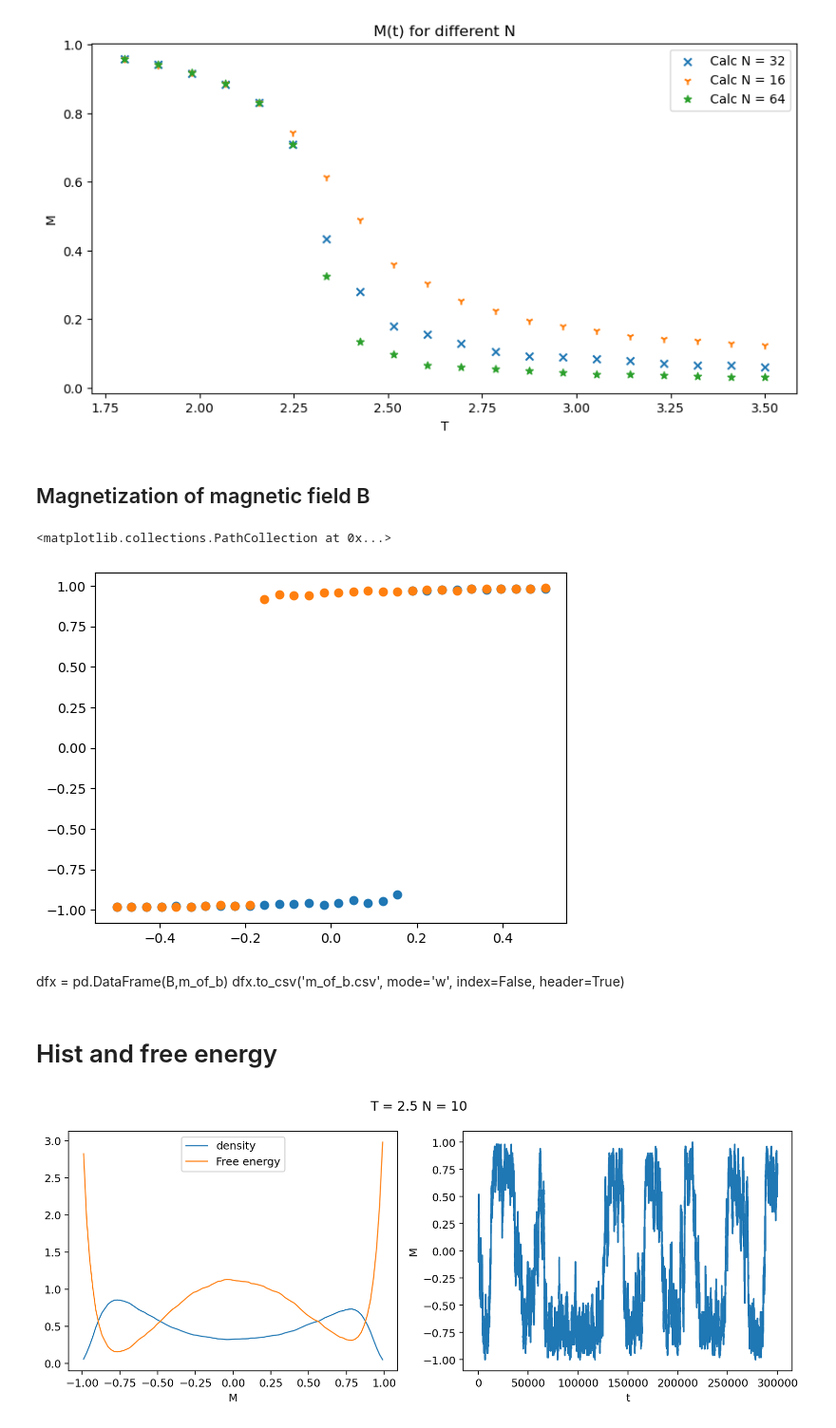
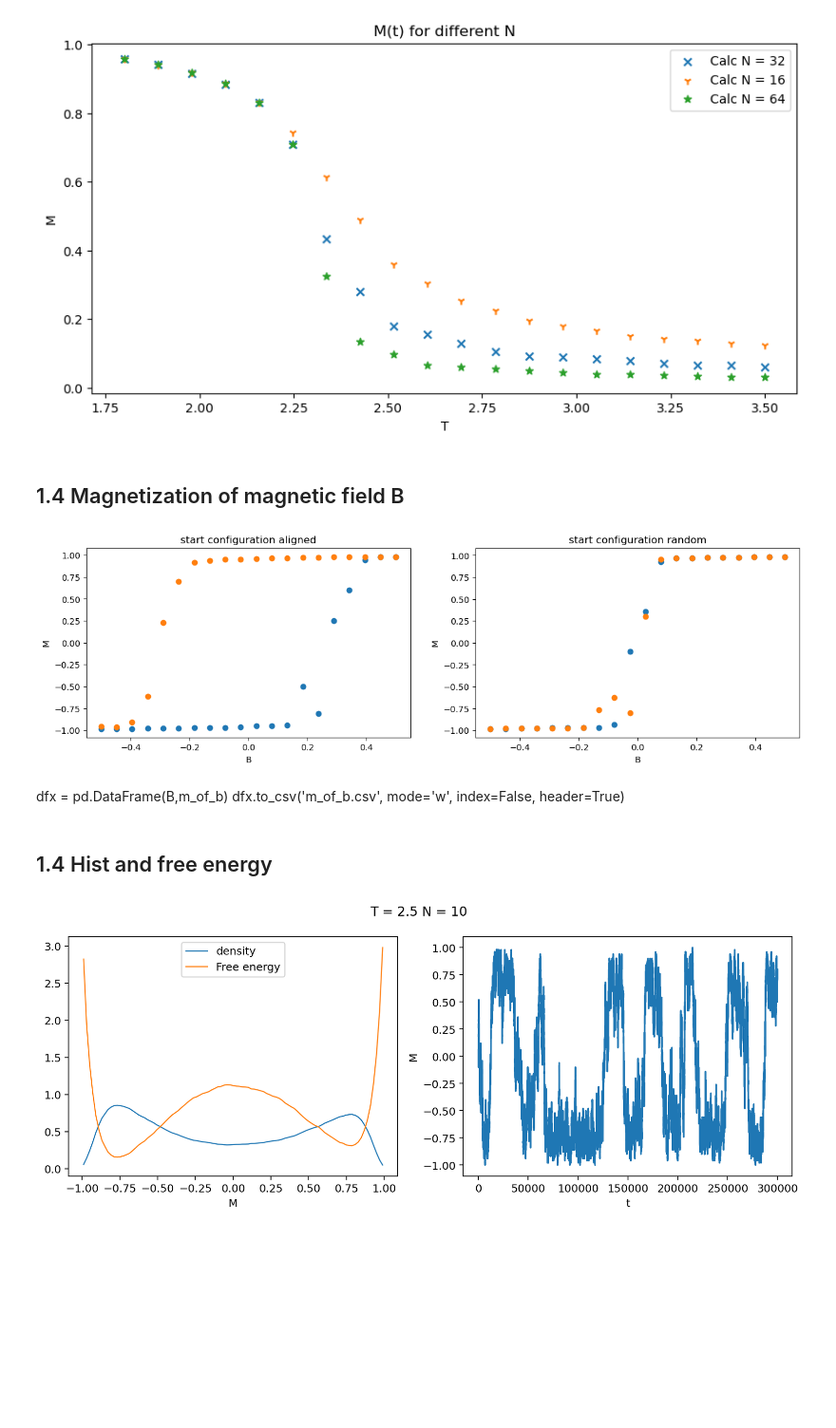
Before and after one commit to MoLydia/MachineLearningOfIsing, a Jupyter notebook: IsingModelSub.ipynb, the cells around one changed output. Shown at 95% size. Saved outputs shown, nothing was run; the diff lists cells and outputs as text; code cells hidden in the pictures; blank space fills up the shorter version.

```diff
--- a/IsingModelSub.ipynb
+++ b/IsingModelSub.ipynb
@@ -203,27 +202,37 @@ plt.show()
 # %% [output]
 [figure]
 # %% [markdown]
-## Magnetization of magnetic field B
+## 1.4 Magnetization of magnetic field B
 # %%
 T = 1.8
-N = 10
+N = 30
 J = 1
-B = np.linspace(-0.5,0.5,30)
+B = np.linspace(-0.5,0.5,20)
 steps = 100000
-equi = 50000
+equi = 30000
 
-m_of_b = m_of_B(T,N,steps,equi,J,B,both = True, random = False)
-
-plt.scatter(B,m_of_b[0])
-plt.scatter(B,m_of_b[1])
+m_of_b1 = m_of_B(T,N,steps,equi,J,B,both = True, random = False)
+m_of_b2 = m_of_B(T,N,steps,equi,J,B,both = True, random = True)
-# %% [output]
-<matplotlib.collections.PathCollection at 0x...>
-[figure, removed]
+# %%
+fig, ax = plt.subplots(1,2,figsize=(15,4))
+ax[0].set_title("start configuration aligned")
+ax[0].set_xlabel("B")
+ax[0].set_ylabel("M")
+ax[0].scatter(B,m_of_b1[0])
+ax[0].scatter(B,m_of_b1[1])
+ax[1].set_title("start configuration random")
+ax[1].set_xlabel("B")
+ax[1].set_ylabel("M")
+ax[1].scatter(B,m_of_b2[0])
+ax[1].scatter(B,m_of_b2[1])
+plt.show()
+# %% [output]
+[figure, added]
 # %% [markdown]
 dfx = pd.DataFrame(B,m_of_b)
 dfx.to_csv('m_of_b.csv', mode='w', index=False, header=True)
 # %% [markdown]
-# Hist and free energy
+## 1.4 Hist and free energy
 # %%
 # Initialization variables
 N = 10 # For small N
```
Also changed, not shown: parts of 35 cells of this notebook.
